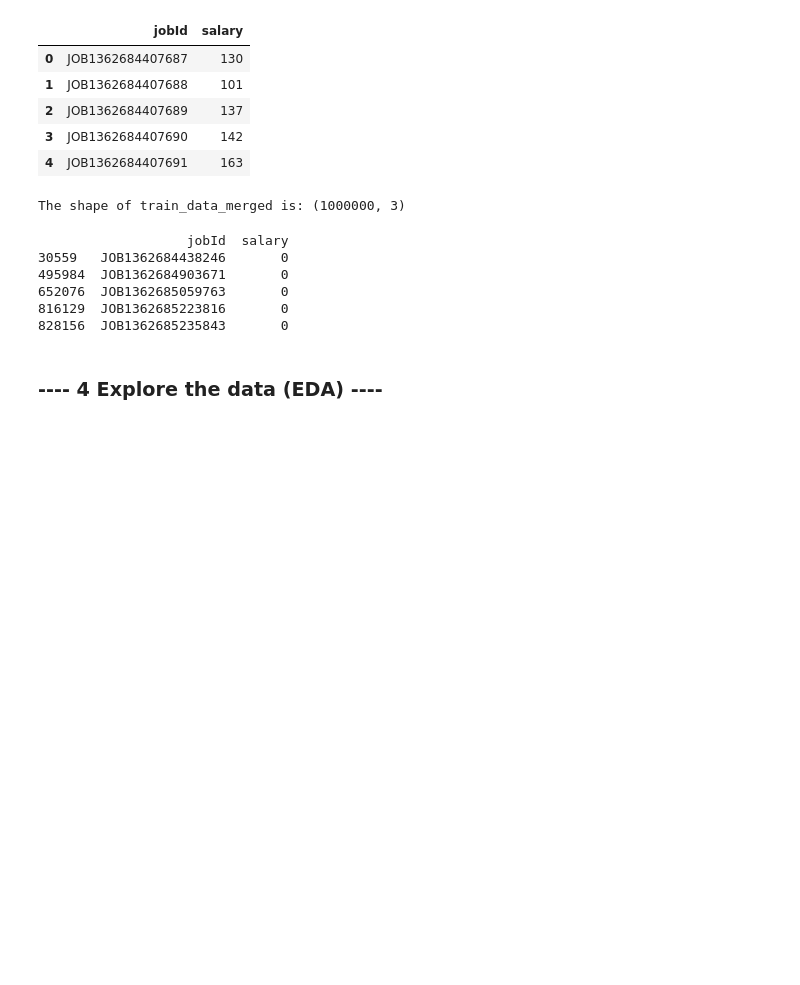
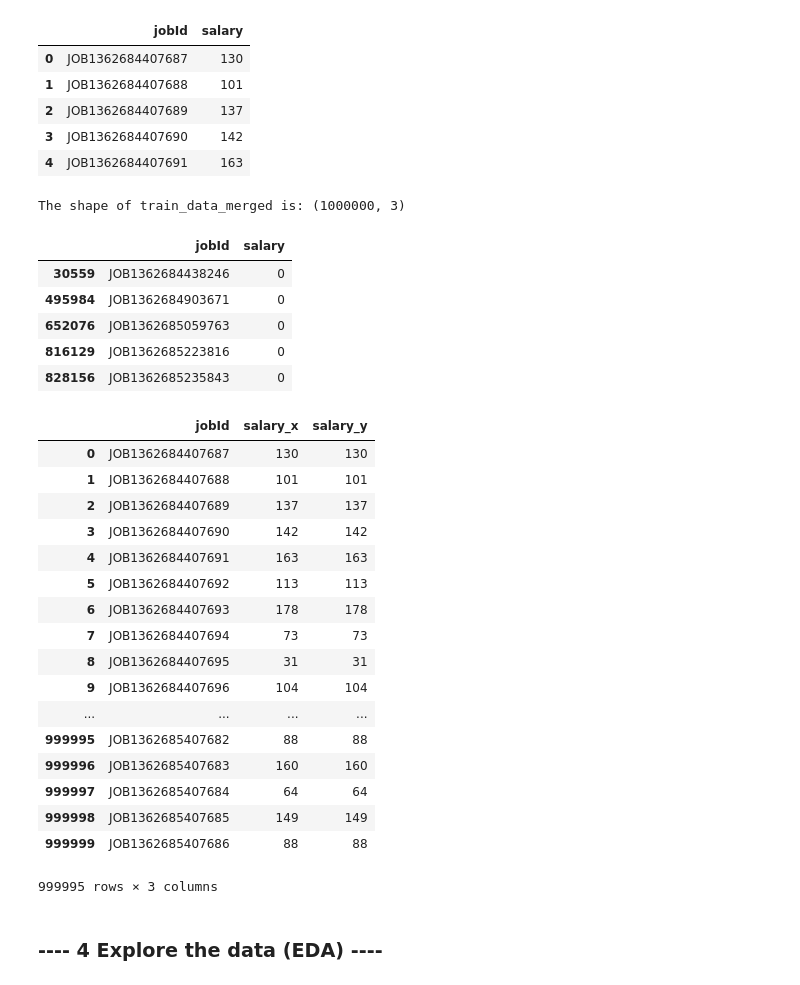
Before and after one commit to deejayrusso/Salary-Prediction-Portfolio, a Jupyter notebook: Salary Prediction Notebook.ipynb, the cells around one changed output. Drawn from its saved outputs; the diff is of its cells as text; code cells hidden in the pictures; blank space fills up the shorter version.

Commit message:
Invalid salaries removed

```diff
--- a/Salary Prediction Notebook.ipynb
+++ b/Salary Prediction Notebook.ipynb
@@ -180,21 +180,44 @@ print("The shape of train_data_merged is:",  train_data_merged.shape)
 # %% [output]
 The shape of train_data_merged is: (1000000, 3)
 # %%
-# Check for invalid salaries and show with index and jobid
+# Check for invalid salaries, show with jobid
 
 zero_salary = train_salariesDF['salary']<=0
 invalid_salary = train_salariesDF[zero_salary]
 
-print(invalid_salary)
+invalid_salary
 # %% [output]
-                   jobId  salary
-30559   JOB1362684438246       0
-495984  JOB1362684903671       0
-652076  JOB1362685059763       0
-816129  JOB1362685223816       0
-828156  JOB1362685235843       0
+|  | jobId | salary |
+| 30559 | JOB1362684438246 | 0 |
+| 495984 | JOB1362684903671 | 0 |
+| 652076 | JOB1362685059763 | 0 |
+| 816129 | JOB1362685223816 | 0 |
+| 828156 | JOB1362685235843 | 0 |
 # %%
 # Remove invalid salaries since there are only 5/1,000,000
+
+train_data_merged = train_data_merged.drop(invalid_salary.index.tolist())
+
+train_data_merged
+# %% [output]
+|  | jobId | salary_x | salary_y |
+| 0 | JOB1362684407687 | 130 | 130 |
+| 1 | JOB1362684407688 | 101 | 101 |
+| 2 | JOB1362684407689 | 137 | 137 |
+| 3 | JOB1362684407690 | 142 | 142 |
+| 4 | JOB1362684407691 | 163 | 163 |
+| 5 | JOB1362684407692 | 113 | 113 |
+| 6 | JOB1362684407693 | 178 | 178 |
+| 7 | JOB1362684407694 | 73 | 73 |
+| 8 | JOB1362684407695 | 31 | 31 |
+| 9 | JOB1362684407696 | 104 | 104 |
+| ... | ... | ... | ... |
+| 999995 | JOB1362685407682 | 88 | 88 |
+| 999996 | JOB1362685407683 | 160 | 160 |
+| 999997 | JOB1362685407684 | 64 | 64 |
+| 999998 | JOB1362685407685 | 149 | 149 |
+| 999999 | JOB1362685407686 | 88 | 88 |
+999995 rows × 3 columns
 # %% [markdown]
 ### ---- 4 Explore the data (EDA) ----
 # %%
```
